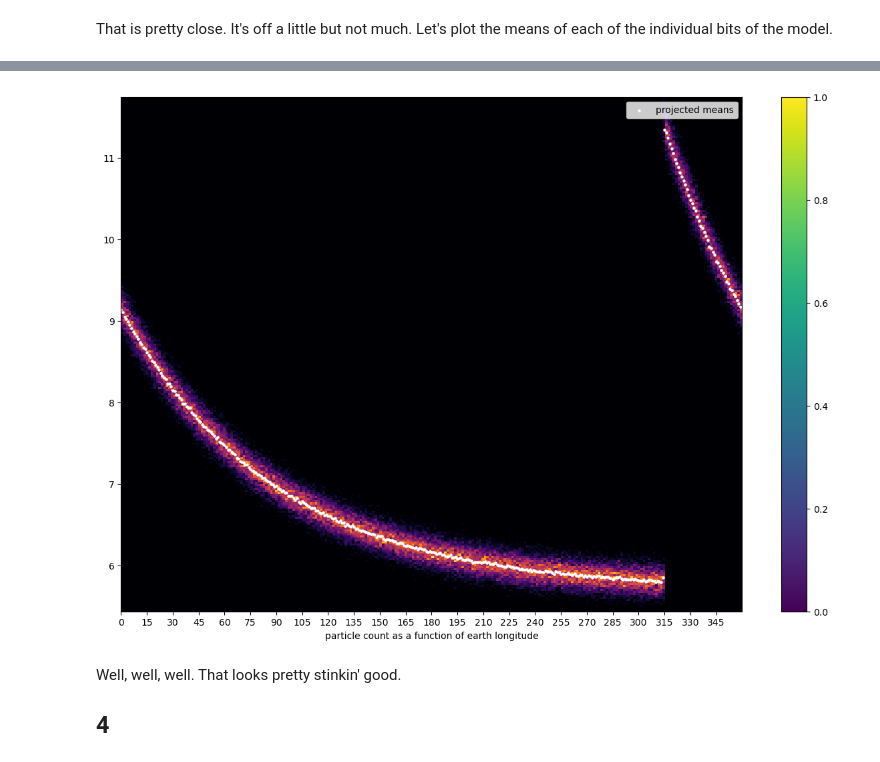
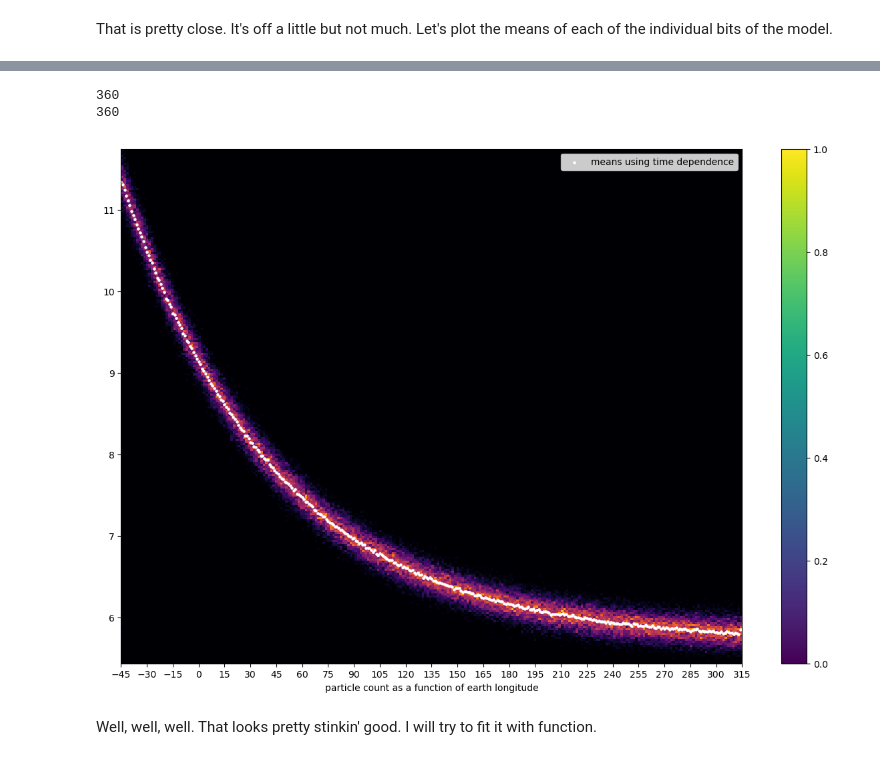
Before and after one commit to yeslikethetruck/initial, a Jupyter notebook: Labs/Lab 4.ipynb, the cells around one changed output, grey strips where cells are left out. Cells and saved outputs as stored; diff of their text form; code cells hidden in the pictures.

```diff
--- a/Labs/Lab 4.ipynb
+++ b/Labs/Lab 4.ipynb
@@ -111,11 +112,20 @@ plt.hist2d(avg[1], avg[3], 250, cmap = 'inferno')
 plt.xlabel('particle count as a function of solar phase')
 plt.colorbar()
 plt.show()'''
-ticks = np.arange(0, 360, 15)
+ticks = np.arange(0, 361, 15) - 45
+avg_slide = np.roll(avg[3], (40057 - 33300)) # this took waayyyy too long
+avg2 = avg[2] - 45
 plt.figure(figsize = (15,10))
-plt.hist2d(avg[2], avg[3], 250, cmap = 'inferno')
+plt.hist2d(avg2, avg_slide, 250, cmap = 'inferno')
 plt.xlabel('particle count as a function of earth longitude')
 plt.xticks(ticks)
 plt.colorbar()
 plt.show()
+print(np.where(avg2 == 0))
+print(np.where(avg_slide == avg_slide.max()))
+print(avg[3][40500])
+print(avg[3][-1])
+
+print(avg2)
+print(avg_slide)
 # %% [output]
@@ -217,9 +220,7 @@ plt.show()
 Excellent, we can totally see the right tail of the distribution widening. This matches up with my 2D histogram from earlier.
 # %%
 def earthlong(a, b):
-    a = a % 360
-    b = b % 360
-    return data[3][(data[2] >= a) & (data[2] <= b)]
+    return data[3][(data[2] > a) & (data[2] <= b)]
 orbit = 54000
 orbstep = 10
 steps = 360 / orbstep
@@ -258,10 +259,9 @@ plt.show()
 # %% [markdown]
 That is pretty close. It's off a little but not much. Let's plot the means of each of the individual bits of the model.
 # %%
-x_lon = np.arange(0, 361)
+x_lon = np.arange(0, 360) - 45
 x_lon2 = np.arange(.5, 361)
 means = np.array([])
 for i in range(len(x_lon)):
     mean = np.mean(earthlong(i, i + 1))
     means = np.append(means, mean)
-print(means)
@@ -286,16 +268,21 @@ print(means)
+# %%
+print(len(means))
+print(len(x_lon))
+# %% [output]
+360
+360
 # %%
-ticks = np.arange(0, 360, 15)
+means_roll = np.roll(means, 45)
+ticks = np.arange(0, 361, 15) - 45
 plt.figure(figsize = (15,10))
-plt.hist2d(avg[2], avg[3], 250, cmap = 'inferno')
+plt.hist2d(avg2, avg_slide, 250, cmap = 'inferno')
 plt.xlabel('particle count as a function of earth longitude')
 plt.xticks(ticks)
-plt.scatter(x_lon, means, label = 'projected means', color = 'white', s = 5)
+plt.scatter(x_lon, means_roll, label = 'means using time dependence', color = 'white', s = 5)
 plt.colorbar()
 plt.legend()
 plt.show()
 # %% [output]
-[figure, old version]
+[figure, new version]
 # %% [markdown]
-Well, well, well. That looks pretty stinkin' good.
-
-## 4
+Well, well, well. That looks pretty stinkin' good. I will try to fit it with function.
```
Also changed, not shown: parts of 17 cells of this notebook, 1 other file.
